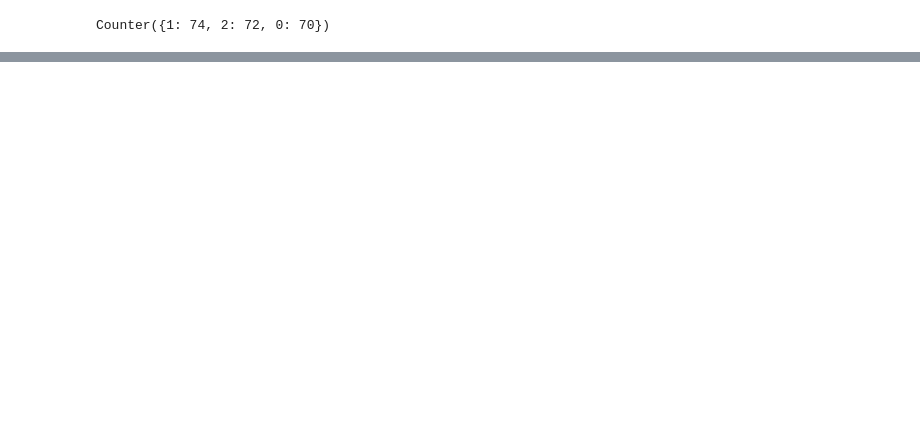
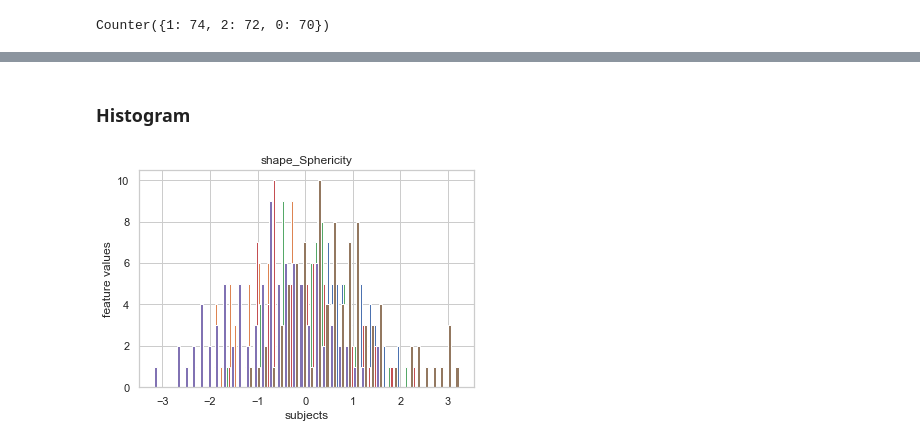
Before and after one commit to SWKoreaBME/ad_radiomics_code, a Jupyter notebook: 01_feature_Analaysis.ipynb, the cells around one changed output, grey strips where cells are left out. Saved outputs shown, nothing was run; the diff lists cells and outputs as text; code cells hidden in the pictures; blank space fills up the shorter version.

```diff
--- a/01_feature_Analaysis.ipynb
+++ b/01_feature_Analaysis.ipynb
@@ -238,0 +478,13 @@ Counter({1: 74, 2: 72, 0: 70})
+# %% [markdown]
+### Histogram
+# %%
+plt.hist(label_0, bins=40)
+plt.hist(label_1, bins=40)
+plt.hist(label_2, bins=40)
+plt.title(imp_features[0])
+plt.xlabel('subjects')
+plt.ylabel('feature values')
+plt.show()
+plt.close()
+# %% [output]
+[figure, added]
```
Also changed, not shown: parts of 18 cells of this notebook, 2 other files.
